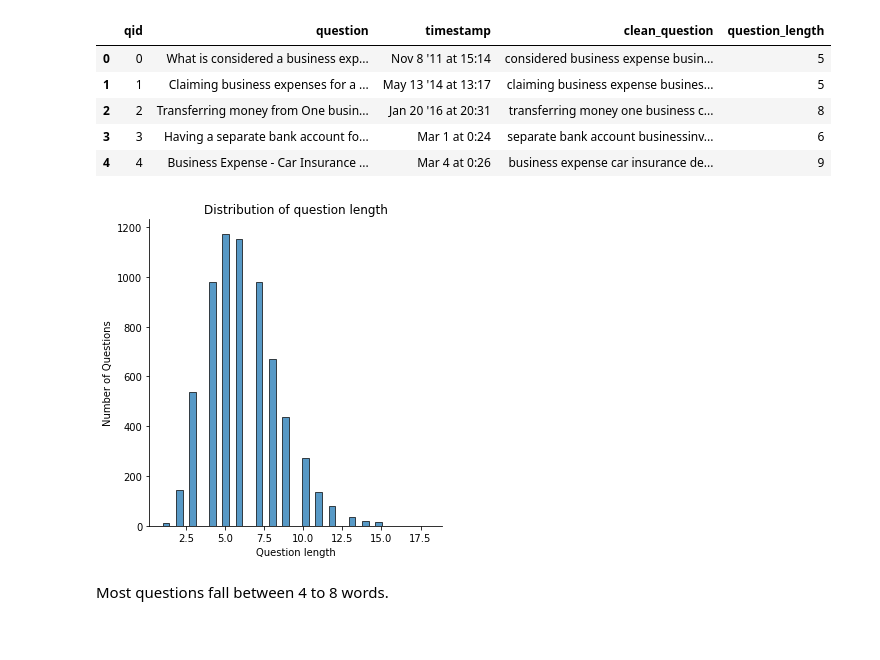
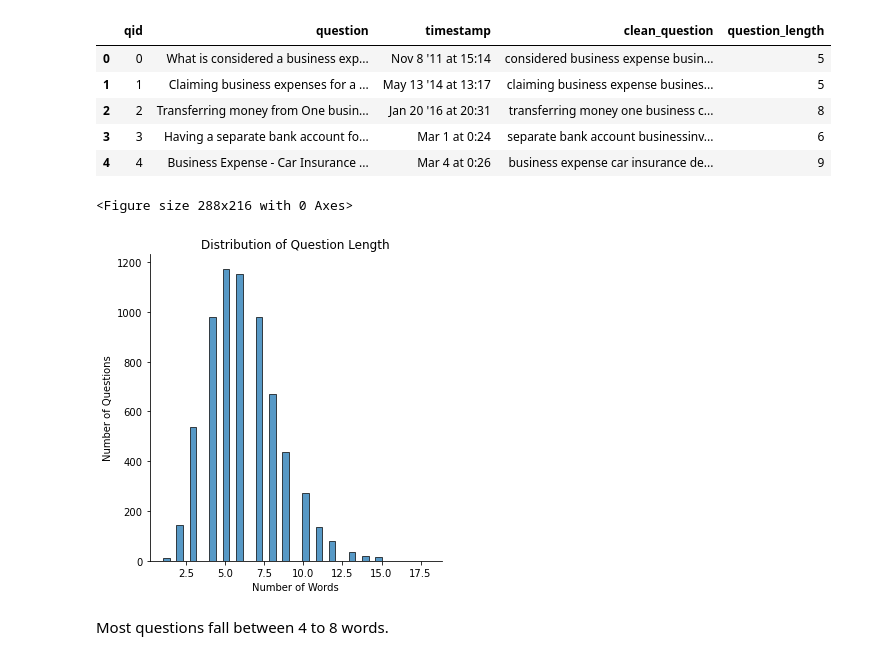
Before and after one commit to y4nrui/ezfinbot, a Jupyter notebook: 1.EDA & Visualization/eda-visualization.ipynb, the cells around one changed output. Drawn from its saved outputs; the diff is of its cells as text; code cells hidden in the pictures.

```diff
--- a/1.EDA & Visualization/eda-visualization.ipynb
+++ b/1.EDA & Visualization/eda-visualization.ipynb
@@ -17,0 +62,3 @@ doc_df = pd.read_csv('../0.Datasets/raw/FiQA_train_doc_final.tsv', sep = '\t', i
+# %%
+docid = doc_df['docid'].tolist()
+len(docid)
@@ -17,0 +67,7 @@ doc_df = pd.read_csv('../0.Datasets/raw/FiQA_train_doc_final.tsv', sep = '\t', i
+# %%
+covered = []
+for i in docid:
+    if i not in covered:
+        covered.append(i)
+
+len(covered)
@@ -125,15 +200,18 @@ add_stop_words = ['class', 'div', 'description__text', 'ul',
 stop_list += punct_list + add_stop_words
 
 def cleaner(x):
-    output = []
-    x = re.sub(r'<[\sa-zA-Z0-9=\-_/"]+>', ' ', x)
-    for w in x.split():
-        curr_word = WNL.lemmatize(w)
-        curr_word = curr_word.lower()
-        curr_word = re.sub(r'[^\w\s]', '', curr_word)
-        if curr_word not in stop_list:
-            output.append(curr_word)
-    return ' '.join(output)
+    try:
+        output = []
+        x = re.sub(r'<[\sa-zA-Z0-9=\-_/"]+>', ' ', x)
+        for w in x.split():
+            curr_word = WNL.lemmatize(w)
+            curr_word = curr_word.lower()
+            curr_word = re.sub(r'[^\w\s]', '', curr_word)
+            if curr_word not in stop_list:
+                output.append(curr_word)
+        return ' '.join(output)
+    except:
+        return 'nil'
 # %%
 # Clean questions
 question_df['clean_question'] = question_df.apply(lambda x: cleaner(x['question']), axis = 1)
@@ -150,12 +228,16 @@ question_df.head()
 | 4 | 4 | Business Expense - Car Insurance ... | Mar 4 at 0:26 | business expense car insurance de... | 9 |
 # %%
 # Distribution of question length
+plt.figure(figsize=(4, 3))
 sns.displot(question_df['question_length'])
 plt.ylabel('Number of Questions')
-plt.xlabel('Question length')
-plt.title('Distribution of question length')
+plt.xlabel('Number of Words')
+plt.title('Distribution of Question Length')
+
+# plt.rcParams["figure.figsize"] = (20,3)
 plt.show()
 # %% [output]
+<Figure size 288x216 with 0 Axes>
-[figure, old version]
+[figure, new version]
 # %% [markdown]
 Most questions fall between 4 to 8 words.
```
Also changed, not shown: parts of 17 cells of this notebook.
